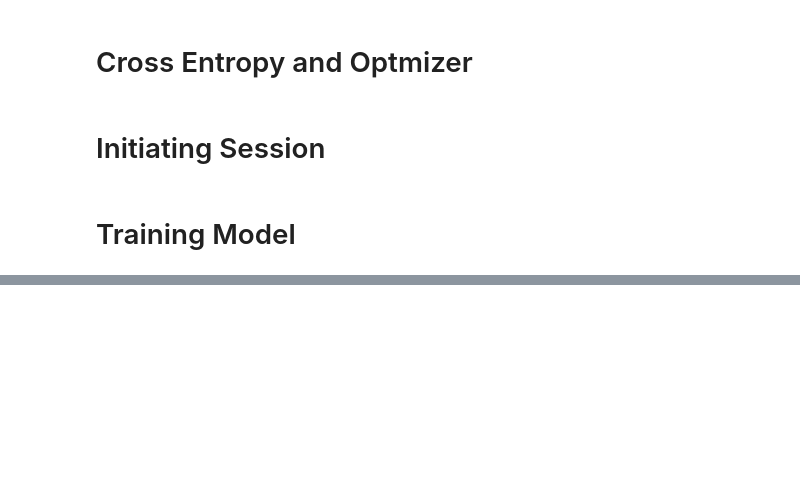
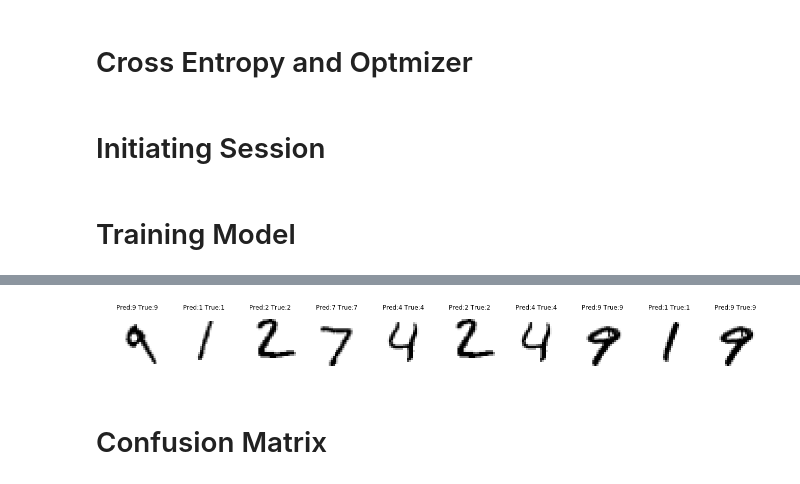
Before and after one commit to aparecidovieira/CNN_DIGIT_CLASS, a Jupyter notebook: digit_classification.ipynb, the cells around one changed output, grey strips where cells are left out. Saved outputs shown, nothing was run; the diff lists cells and outputs as text; code cells hidden in the pictures; blank space fills up the shorter version.

```diff
--- a/digit_classification.ipynb
+++ b/digit_classification.ipynb
@@ -155,0 +164,3 @@ Test Accuracy 0.990000
+# %%
+pred = np.argmax(predictions, axis=1)
+pred.shape
@@ -155,0 +171,3 @@ Test Accuracy 0.990000
+# %%
+test_labels = np.argmax(mnist.test.labels, axis=1)
+test_labels
@@ -155,0 +186,17 @@ Test Accuracy 0.990000
+# %%
+def display_digits(data):
+    f, axs = plt.subplots(1, len(data), figsize=(23, 23))
+    for i, index in enumerate(data):
+        image = mnist.test.images[index].reshape([28, 28])
+        axs[i].set_title('Pred:%d True:%d' % (test_labels[index], test_labels[index]))
+        axs[i].imshow(image, cmap=plt.get_cmap('gray_r'))
+        axs[i].set_axis_off()
+    plt.show()
+# %%
+pred_ = pred[:10]
+pred_
+display_digits(pred_)
+# %% [output]
+[figure, added]
+# %% [markdown]
+# Confusion Matrix
```
Also changed, not shown: parts of 12 cells of this notebook.
